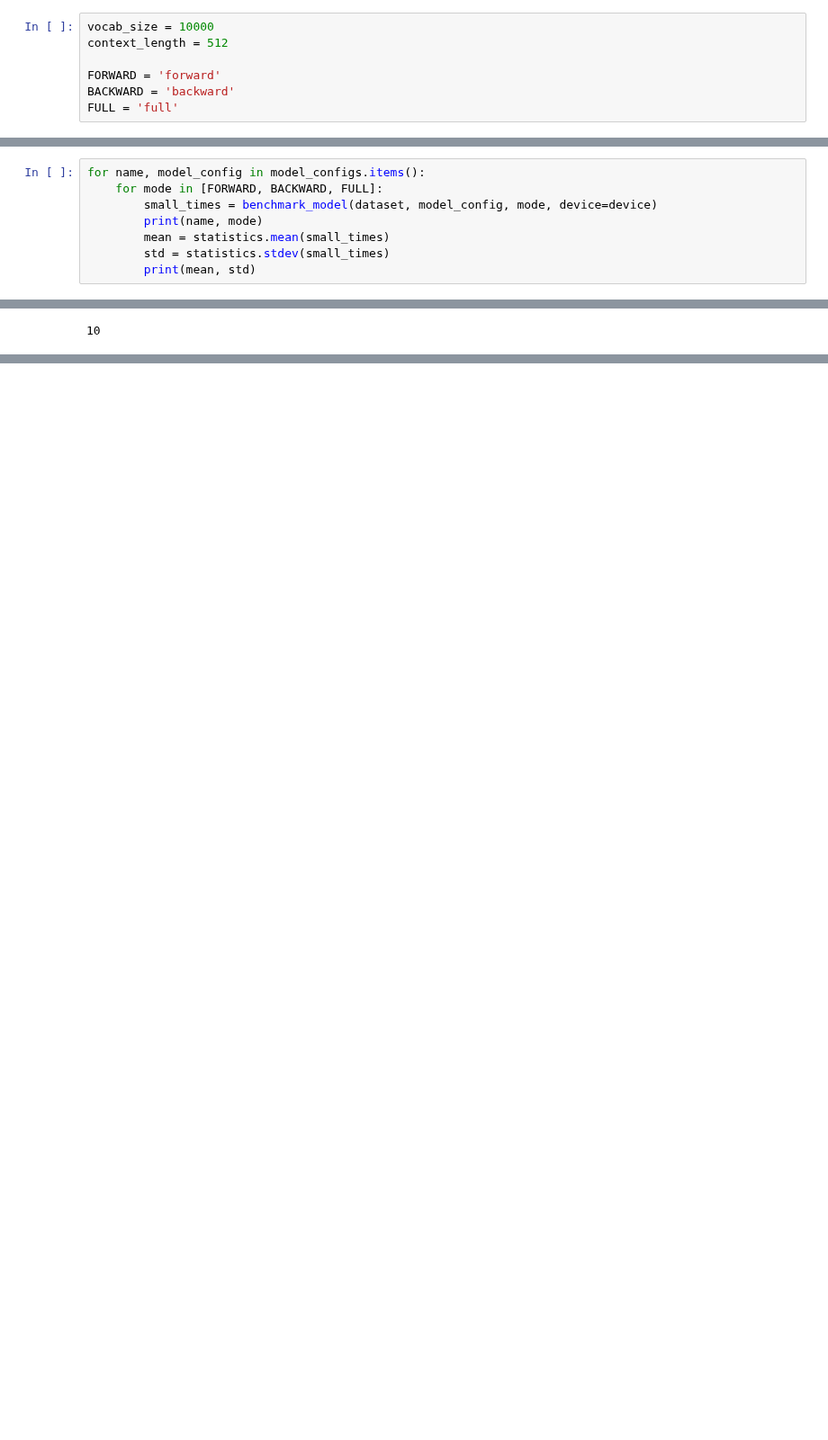
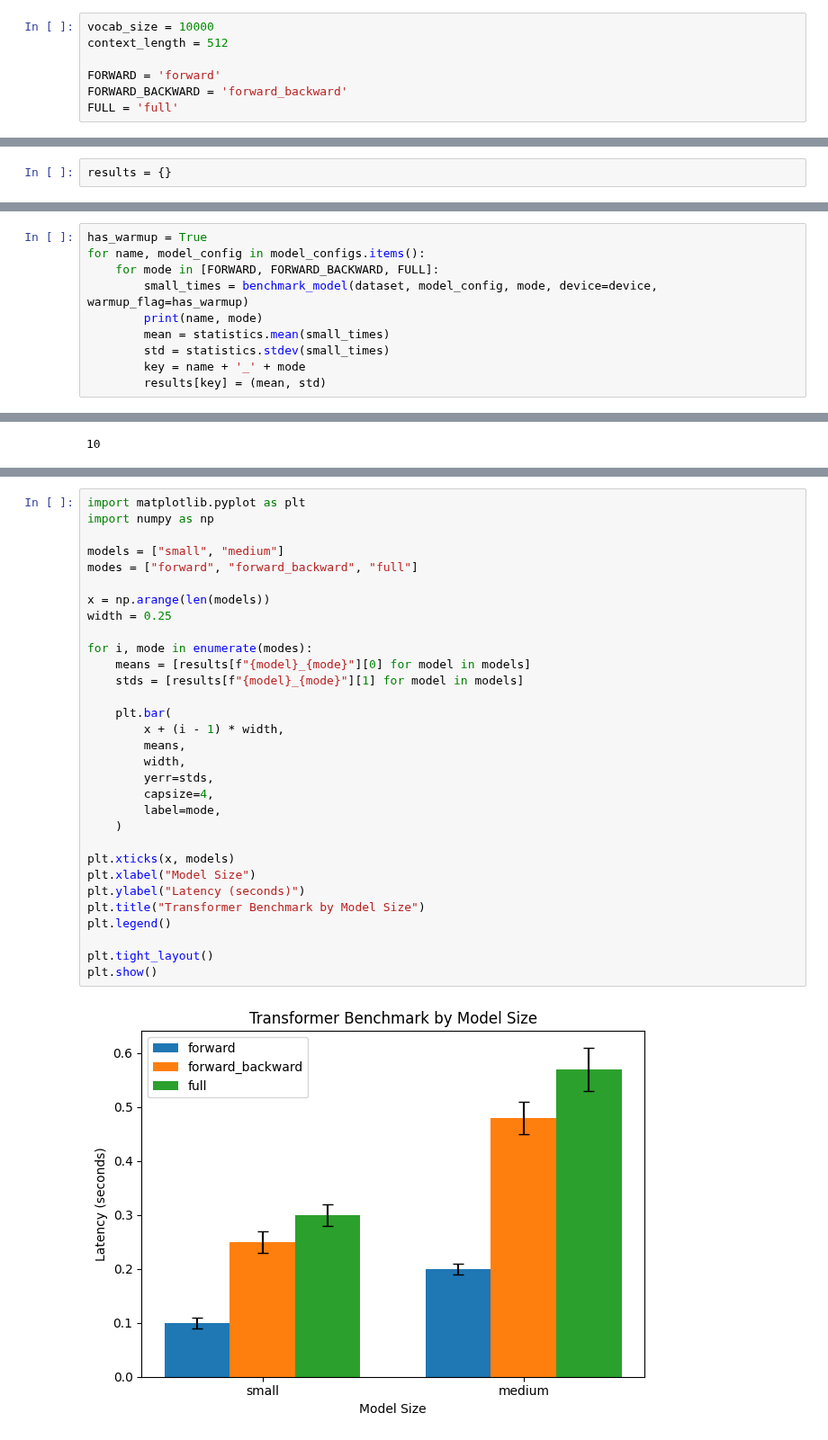
Before and after one commit to 17SingerAbel/assignment2-systems, a Jupyter notebook: cs336_systems/main.ipynb, the cells around one changed output, grey strips where cells are left out. Shown at 90% size. Drawn from its saved outputs; the diff is of its cells as text; blank space fills up the shorter version.

Commit message:
benchmark for 2.1.3, waiting for test on a100

```diff
--- a/cs336_systems/main.ipynb
+++ b/cs336_systems/main.ipynb
@@ -25,7 +25,7 @@ vocab_size = 10000
 context_length = 512
 
 FORWARD = 'forward'
-BACKWARD = 'backward'
+FORWARD_BACKWARD = 'forward_backward'
 FULL = 'full'
 # %%
 torch.manual_seed(42)
@@ -120,3 +122,5 @@ model_configs = {
     '10B': BenchmarkConfig(d_model=4608, d_ff=12288, num_layers=50, num_heads=36, batch_size=4, context_length=512, warmup_iterations=5, iterations=10, vocab_size=10000, max_norm=1.0),
 
 }
+# %%
+results = {}
@@ -123,9 +129,11 @@ model_configs = {
 # %%
+has_warmup = True
 for name, model_config in model_configs.items():
-    for mode in [FORWARD, BACKWARD, FULL]:
-        small_times = benchmark_model(dataset, model_config, mode, device=device)
+    for mode in [FORWARD, FORWARD_BACKWARD, FULL]:
+        small_times = benchmark_model(dataset, model_config, mode, device=device, warmup_flag=has_warmup)
         print(name, mode)
         mean = statistics.mean(small_times)
         std = statistics.stdev(small_times)
-        print(mean, std)
+        key = name + '_' + mode
+        results[key] = (mean, std)
 # %% [output]
@@ -141,0 +165,33 @@ OutOfMemoryError: CUDA out of memory. Tried to allocate 64.00 MiB. GPU 0 has a t
+# %%
+import matplotlib.pyplot as plt
+import numpy as np
+
+models = ["small", "medium"]
+modes = ["forward", "forward_backward", "full"]
+
+x = np.arange(len(models))
+width = 0.25
+
+for i, mode in enumerate(modes):
+    means = [results[f"{model}_{mode}"][0] for model in models]
+    stds = [results[f"{model}_{mode}"][1] for model in models]
+
+    plt.bar(
+        x + (i - 1) * width,
+        means,
+        width,
+        yerr=stds,
+        capsize=4,
+        label=mode,
+    )
+
+plt.xticks(x, models)
+plt.xlabel("Model Size")
+plt.ylabel("Latency (seconds)")
+plt.title("Transformer Benchmark by Model Size")
+plt.legend()
+
+plt.tight_layout()
+plt.show()
+# %% [output]
+[figure, added]
```
Also changed, not shown: parts of 14 cells of this notebook, 2 other files.
